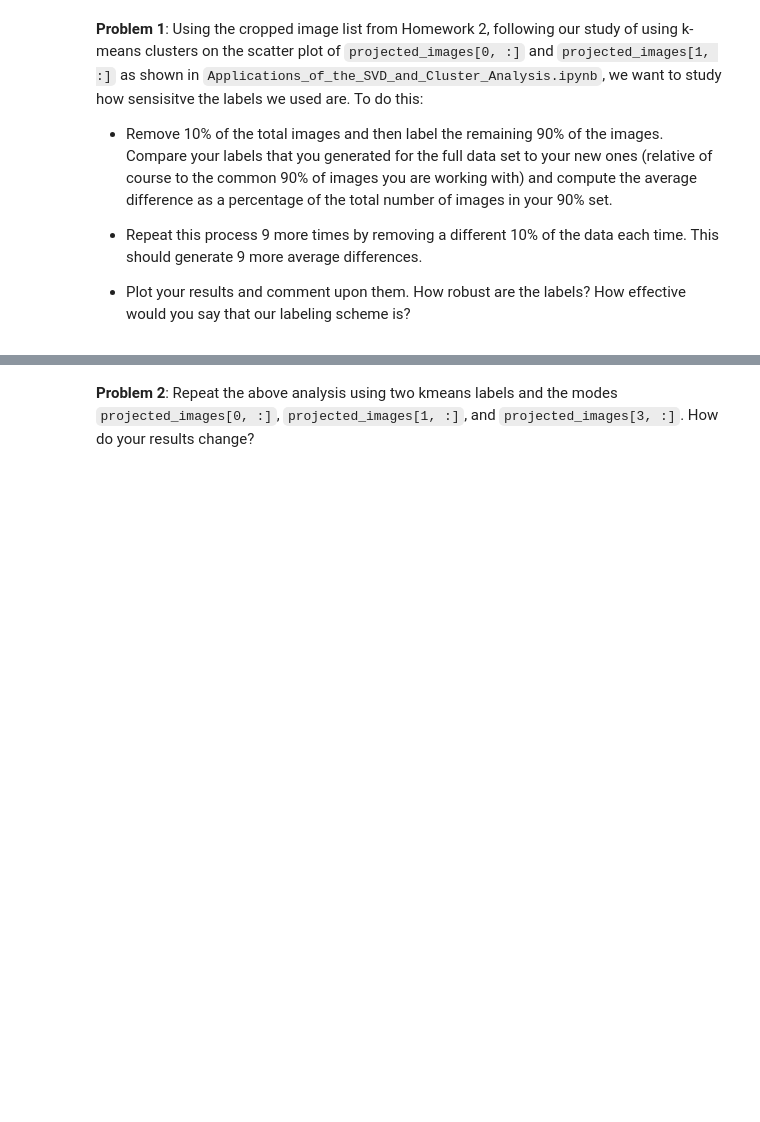
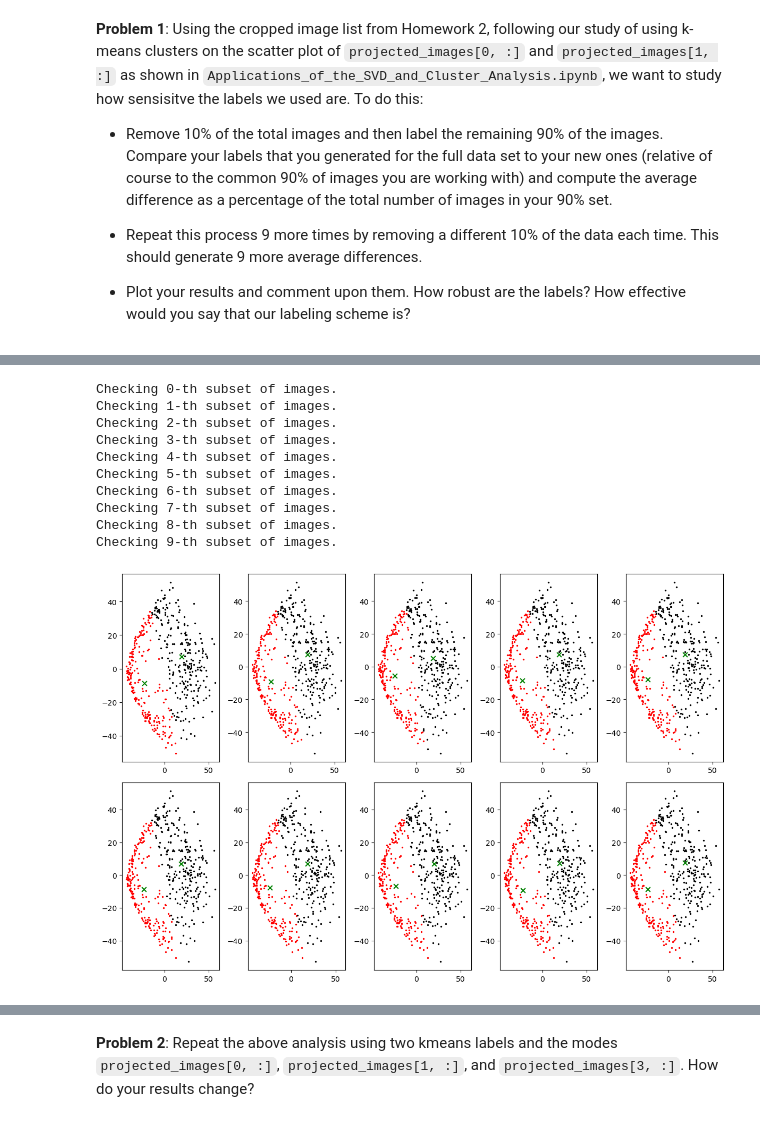
Before and after one commit to cwcurtis/MATH-596-Mathematical-Data-Science, a Jupyter notebook: Assignments/Homework_Three.ipynb, the cells around one changed output, grey strips where cells are left out. Drawn from its saved outputs; the diff is of its cells as text; code cells hidden in the pictures; blank space fills up the shorter version.

```diff
--- a/Assignments/Homework_Three.ipynb
+++ b/Assignments/Homework_Three.ipynb
@@ -80,0 +160,14 @@ plt.scatter(centers[:, 0], centers[:, 1], s=40., c='g', marker='x')
+# %%
+dif_vals = kfold_validator(cluster_data, labels, centers)
+# %% [output]
+Checking 0-th subset of images.
+Checking 1-th subset of images.
+Checking 2-th subset of images.
+Checking 3-th subset of images.
+Checking 4-th subset of images.
+Checking 5-th subset of images.
+Checking 6-th subset of images.
+Checking 7-th subset of images.
+Checking 8-th subset of images.
+Checking 9-th subset of images.
+[figure, added]
```
Also changed, not shown: parts of 12 cells of this notebook.
